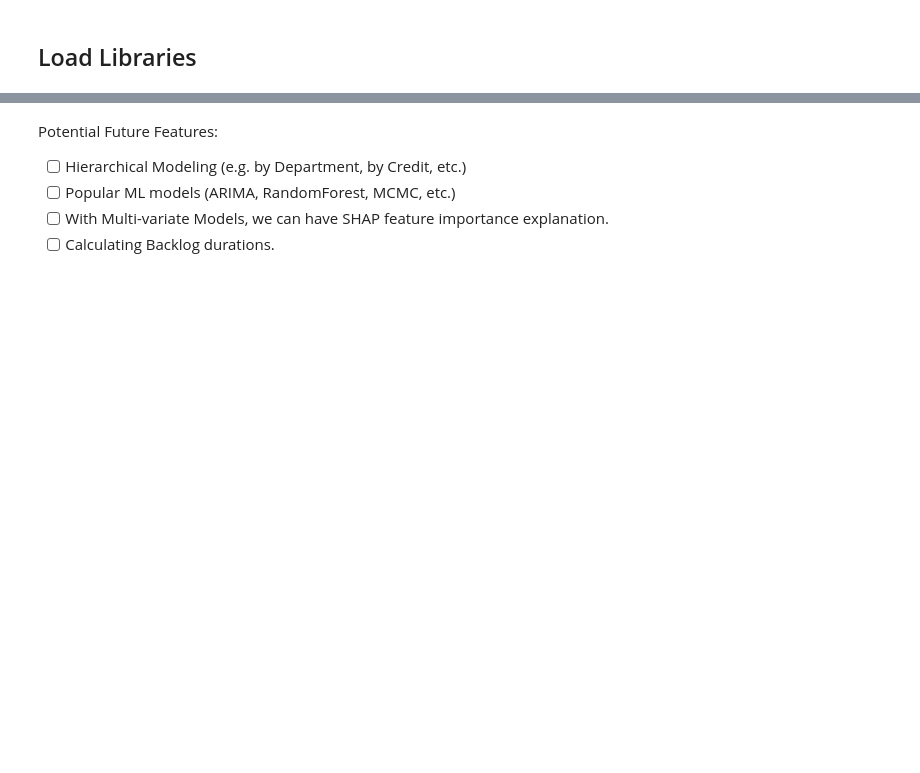
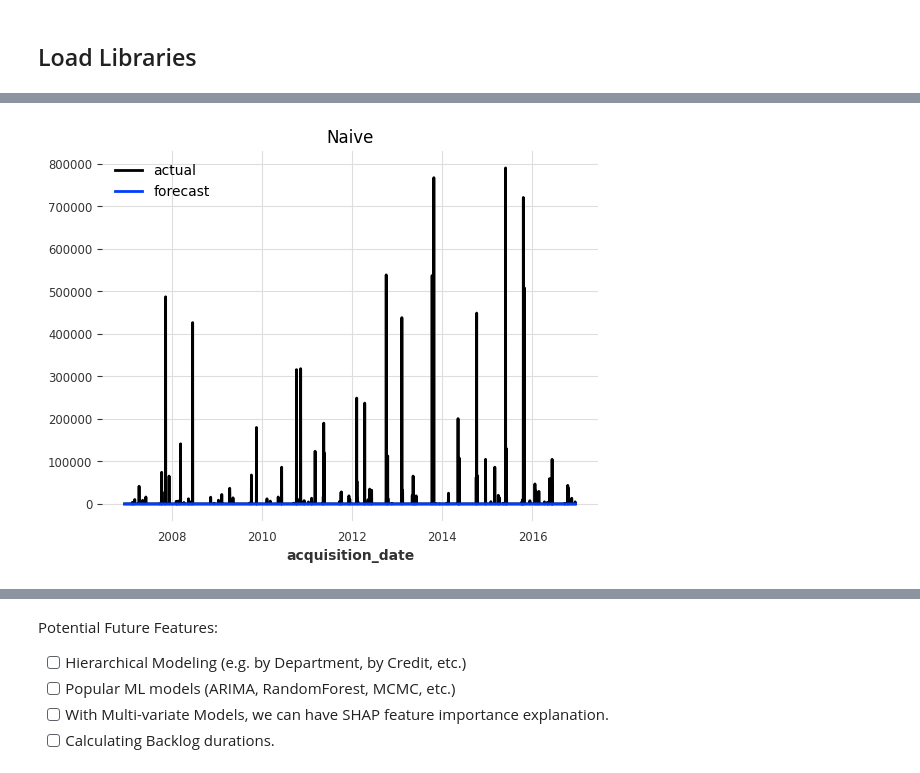
Before and after one commit to marisol-yake/MMM-museum-analytics, a Jupyter notebook: examples/NYC_MoMA_Example/Collections Time Series Forecasting.ipynb, the cells around one changed output, grey strips where cells are left out. Saved outputs shown, nothing was run; the diff lists cells and outputs as text; code cells hidden in the pictures; blank space fills up the shorter version.

Commit message:
refine analysis and modeling processes

```diff
--- a/examples/NYC_MoMA_Example/Collections Time Series Forecasting.ipynb
+++ b/examples/NYC_MoMA_Example/Collections Time Series Forecasting.ipynb
@@ -111 +305,6 @@ models = {
 }
+# %%
+date_offset = clean_dataset["acquisition_date"].max() - pd.DateOffset(years = 10)
+
+print(f"Training using data from before: {date_offset}")
+print(f"and after: {clean_dataset['acquisition_date'].min()}")
@@ -112,58 +314,56 @@ models = {
 # %%
 # Comparing Models for Selection
-results = {
-        "Model": [],
-        "Forecast Steps": [],
-        "MAE": [],
-        "MSE": [],
-        "RMSE": [],
-        "Coverage Probability": [],
-        "Predictions": [],
-}
+results = defaultdict()
 
 # How many periods to forecast out to
-forecast_windows = [5, 10, 15, 20, 30]
-
-# Splits data for cross-validation
-tscv = TimeSeriesSplit(n_splits = 5)
+forecast_windows = [5, 10, 15, 20, 30, 50, 70, 100]
 
 # Estimating forecasts using historical data
 for model_name, model in models.items():
-    # Splits data using cross-validation
-    for train_index, test_index in tscv.split(series):
-        train, test = series[train_index], series[test_index]
+    # for window in forecast_windows:
+    train, val = target_series.split_before(date_offset)
+    train = fill_missing_values(train, 0.0)
+    val = fill_missing_values(val, 0.0)
+
+    if model_name in ["Decision Tree", "Random Forest", "CatBoost"]:
+        model.fit(train, past_covariates = exogenous_series)
+
+    # if model_name == "Exponential Smoothing":
+    #     model.fit(train)
+    else:
         model.fit(train)
 
-        # Create predictions using one model
-        # over various numbers of steps out.
-        # Adjusts data-split accordingly.
-        for step_count in forecast_windows:
-            # To make sure that models forecast to their horizons honestly
-            if len(test) < step_count:
-                print(f"Skipping model {model_name} for forecast horizon {step_count} due to insufficient amounts of test data.")
-                continue
+    if model_name == "CatBoost":
+        predictions = model.predict(n = len(val), past_covariates = exogenous_series, verbose = True, show_warnings = False)
+    else:
+        predictions = model.predict(n = len(val))
 
-            predictions = model.predict(steps = step_count)
-            y_true = test[:step_count].values()
+    val.plot(label="actual")
+    predictions.plot(label="forecast")
+    plt.title(model_name.title())
+    plt.show()
+    plt.close()
 
-            # Metrics selected for model selection
-            mae = mean_absolute_error(y_true, predictions)
-            mse = mean_squared_error(y_true, predictions)
-            # TODO: mase
-            # TODO: r2_score
-            rmse = np.sqrt(mean_squared_error(y_true, predictions))
+    # Metrics selected for model selection
+    # mae = mae(val, predictions)
+    # mse = mase(val, predictions)
+    # r2 = r2(val, predictions)
+    # rmse = np.sqrt(mean_squared_error(val, predictions))
 
-            # Calculate Coverage Probability (assuming a 95% prediction interval)
-            z_score = 1.96
-            lower_bound = predictions - (z_score * np.std(predictions))
-            upper_bound = predictions + (z_score * np.std(predictions))
-            coverage_probability = np.mean((y_true >= lower_bound) & (y_true <= upper_bound))
+    # Calculate Coverage Probability (assuming a 95% prediction interval)
+    # z_score = 1.96
+    # lower_bound = predictions - (z_score * np.std(predictions))
+    # upper_bound = predictions + (z_score * np.std(predictions))
+    # coverage_probability = np.mean((val >= lower_bound) & (val <= upper_bound))
 
-            # Store all results
-            results["Model"].append(model_name)
-            results["Forecast Steps"].append(step_count)
-            results["MAE"].append(mae)
-            results["MSE"].append(mse)
-            results["RMSE"].append(rmse)
-            results["Coverage Probability"].append(coverage_probability)
-            results["Predictions"].append(predictions.values())
+    # # Store all results
+    # results["Model"].append(model_name)
+    # results["Forecast Steps"].append(step_count)
+    # results["MAE"].append(mae)
+    # results["MSE"].append(mse)
+    # results["RMSE"].append(rmse)
+    # results["R2"].append(r2_score)
+    # results["Coverage Probability"].append(coverage_probability)
+    # results["Predictions"].append(predictions.values())
+# %% [output]
+[figure, added]
```
Also changed, not shown: parts of 25 cells of this notebook.
